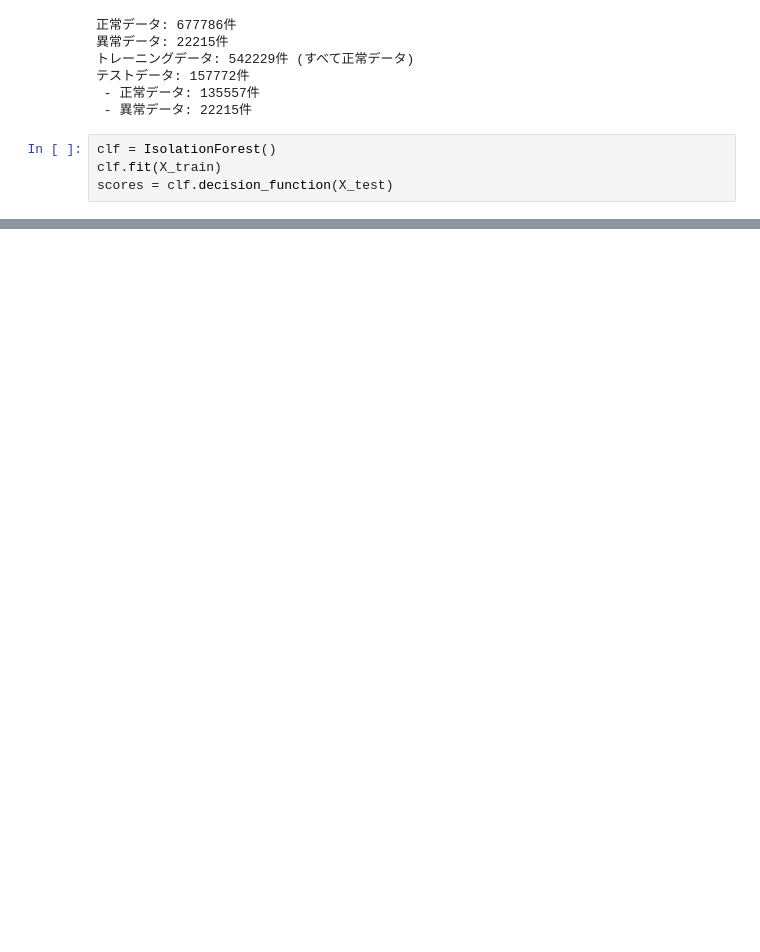
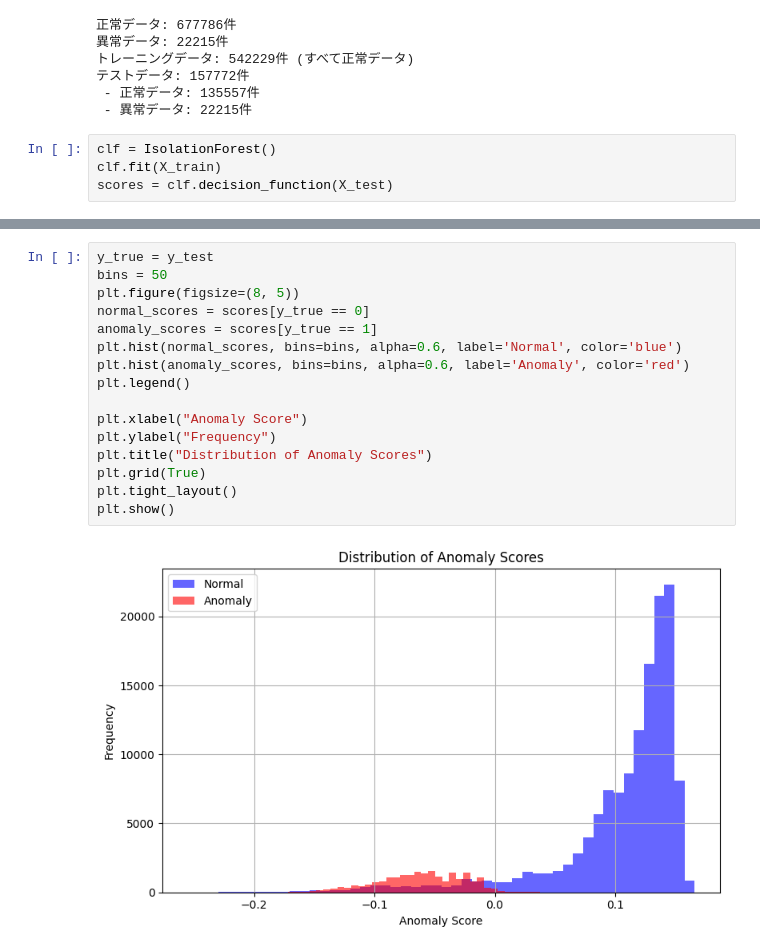
Before and after one commit to Sugata10723/LSHiForest, a Jupyter notebook: UNSW/UNSW_ISO.ipynb, the cells around one changed output, grey strips where cells are left out. Saved outputs shown, nothing was run; the diff lists cells and outputs as text; blank space fills up the shorter version.

```diff
--- a/UNSW/UNSW_ISO.ipynb
+++ b/UNSW/UNSW_ISO.ipynb
@@ -110,0 +111,18 @@ plt.show()
+# %%
+y_true = y_test
+bins = 50
+plt.figure(figsize=(8, 5))
+normal_scores = scores[y_true == 0]
+anomaly_scores = scores[y_true == 1]
+plt.hist(normal_scores, bins=bins, alpha=0.6, label='Normal', color='blue')
+plt.hist(anomaly_scores, bins=bins, alpha=0.6, label='Anomaly', color='red')
+plt.legend()
+
+plt.xlabel("Anomaly Score")
+plt.ylabel("Frequency")
+plt.title("Distribution of Anomaly Scores")
+plt.grid(True)
+plt.tight_layout()
+plt.show()
+# %% [output]
+[figure, added]
```
Also changed, not shown: parts of 2 cells of this notebook, 19 other files.
